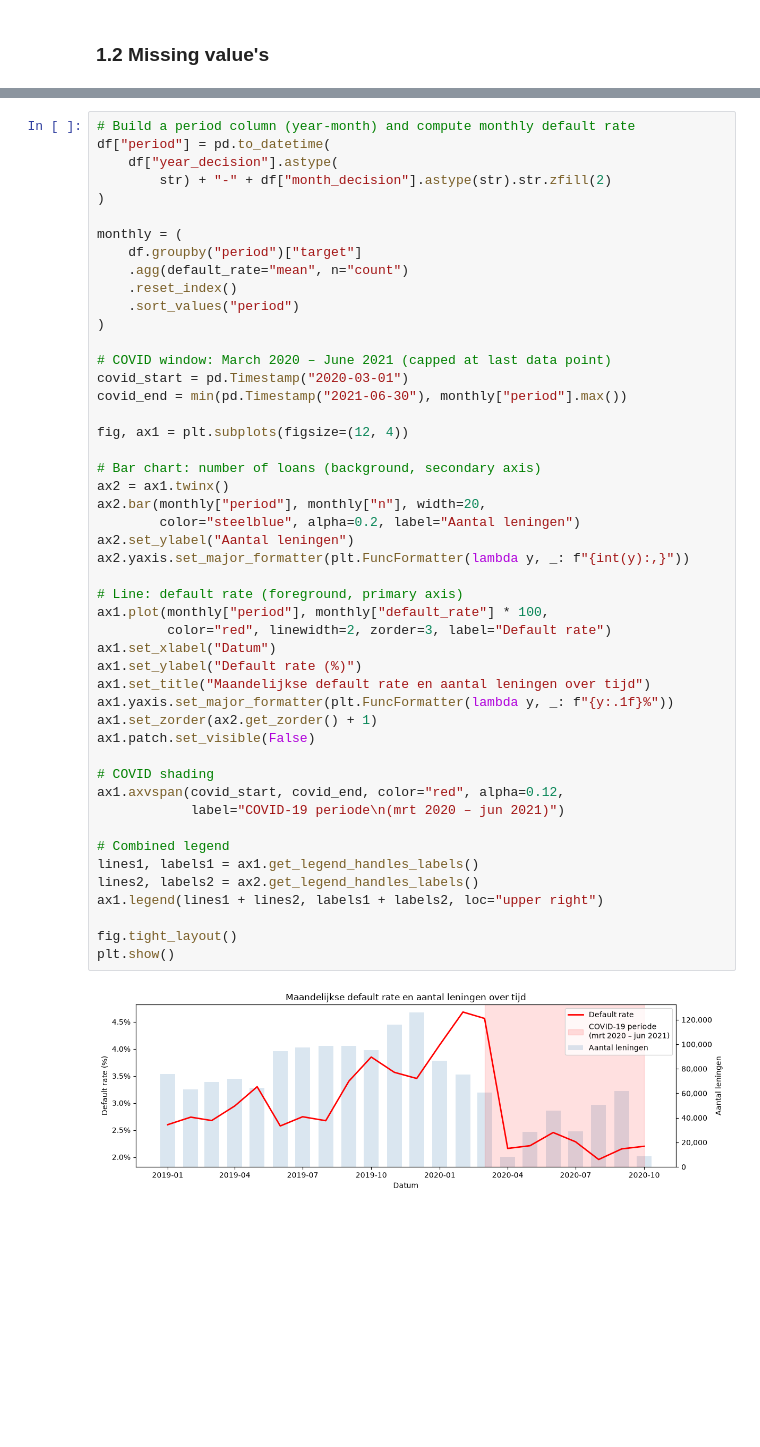
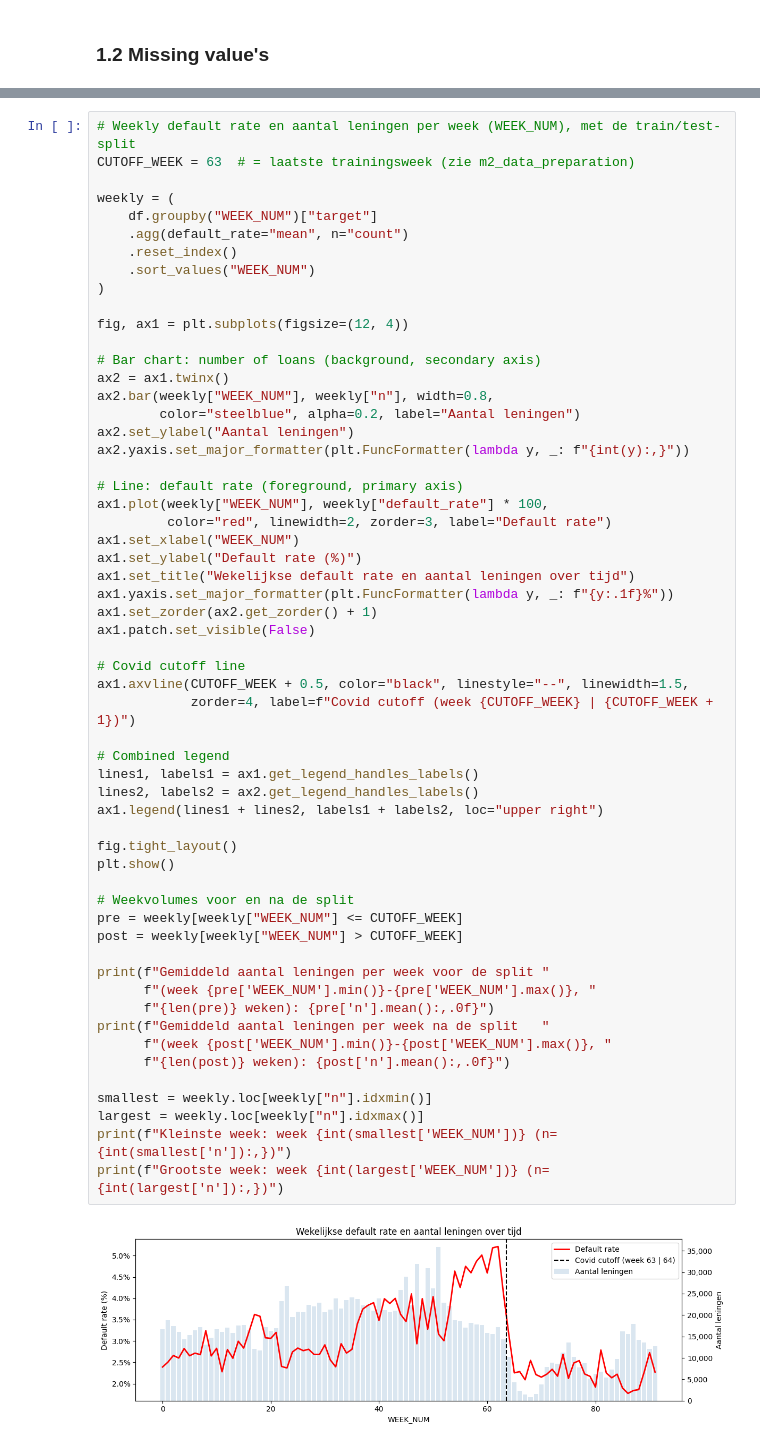
Before and after one commit to Jeanpierre69/casestudy-datamining, a Jupyter notebook: m1_data_understanding.ipynb, the cells around one changed output, grey strips where cells are left out. Saved outputs shown, nothing was run; the diff lists cells and outputs as text; blank space fills up the shorter version.

```diff
--- a/m1_data_understanding.ipynb
+++ b/m1_data_understanding.ipynb
@@ -117,50 +117,59 @@ missing_table
 # %%
-# Build a period column (year-month) and compute monthly default rate
-df["period"] = pd.to_datetime(
-    df["year_decision"].astype(
-        str) + "-" + df["month_decision"].astype(str).str.zfill(2)
-)
+# Weekly default rate en aantal leningen per week (WEEK_NUM), met de train/test-split
+CUTOFF_WEEK = 63  # = laatste trainingsweek (zie m2_data_preparation)
 
-monthly = (
-    df.groupby("period")["target"]
+weekly = (
+    df.groupby("WEEK_NUM")["target"]
     .agg(default_rate="mean", n="count")
     .reset_index()
-    .sort_values("period")
+    .sort_values("WEEK_NUM")
 )
-
-# COVID window: March 2020 – June 2021 (capped at last data point)
-covid_start = pd.Timestamp("2020-03-01")
-covid_end = min(pd.Timestamp("2021-06-30"), monthly["period"].max())
 
 fig, ax1 = plt.subplots(figsize=(12, 4))
 
 # Bar chart: number of loans (background, secondary axis)
 ax2 = ax1.twinx()
-ax2.bar(monthly["period"], monthly["n"], width=20,
+ax2.bar(weekly["WEEK_NUM"], weekly["n"], width=0.8,
         color="steelblue", alpha=0.2, label="Aantal leningen")
 ax2.set_ylabel("Aantal leningen")
 ax2.yaxis.set_major_formatter(plt.FuncFormatter(lambda y, _: f"{int(y):,}"))
 
 # Line: default rate (foreground, primary axis)
-ax1.plot(monthly["period"], monthly["default_rate"] * 100,
+ax1.plot(weekly["WEEK_NUM"], weekly["default_rate"] * 100,
          color="red", linewidth=2, zorder=3, label="Default rate")
-ax1.set_xlabel("Datum")
+ax1.set_xlabel("WEEK_NUM")
 ax1.set_ylabel("Default rate (%)")
-ax1.set_title("Maandelijkse default rate en aantal leningen over tijd")
+ax1.set_title("Wekelijkse default rate en aantal leningen over tijd")
 ax1.yaxis.set_major_formatter(plt.FuncFormatter(lambda y, _: f"{y:.1f}%"))
 ax1.set_zorder(ax2.get_zorder() + 1)
 ax1.patch.set_visible(False)
 
-# COVID shading
-ax1.axvspan(covid_start, covid_end, color="red", alpha=0.12,
-            label="COVID-19 periode\n(mrt 2020 – jun 2021)")
+# Covid cutoff line
+ax1.axvline(CUTOFF_WEEK + 0.5, color="black", linestyle="--", linewidth=1.5,
+            zorder=4, label=f"Covid cutoff (week {CUTOFF_WEEK} | {CUTOFF_WEEK + 1})")
 
 # Combined legend
 lines1, labels1 = ax1.get_legend_handles_labels()
 lines2, labels2 = ax2.get_legend_handles_labels()
 ax1.legend(lines1 + lines2, labels1 + labels2, loc="upper right")
 
 fig.tight_layout()
 plt.show()
+
+# Weekvolumes voor en na de split
+pre = weekly[weekly["WEEK_NUM"] <= CUTOFF_WEEK]
+post = weekly[weekly["WEEK_NUM"] > CUTOFF_WEEK]
+
+print(f"Gemiddeld aantal leningen per week voor de split "
+      f"(week {pre['WEEK_NUM'].min()}-{pre['WEEK_NUM'].max()}, "
+      f"{len(pre)} weken): {pre['n'].mean():,.0f}")
+print(f"Gemiddeld aantal leningen per week na de split   "
+      f"(week {post['WEEK_NUM'].min()}-{post['WEEK_NUM'].max()}, "
+      f"{len(post)} weken): {post['n'].mean():,.0f}")
+
+smallest = weekly.loc[weekly["n"].idxmin()]
+largest = weekly.loc[weekly["n"].idxmax()]
+print(f"Kleinste week: week {int(smallest['WEEK_NUM'])} (n={int(smallest['n']):,})")
+print(f"Grootste week: week {int(largest['WEEK_NUM'])} (n={int(largest['n']):,})")
 # %% [output]
-[figure, old version]
+[figure, new version]
```
Also changed, not shown: parts of 4 cells of this notebook, 2 other files.
